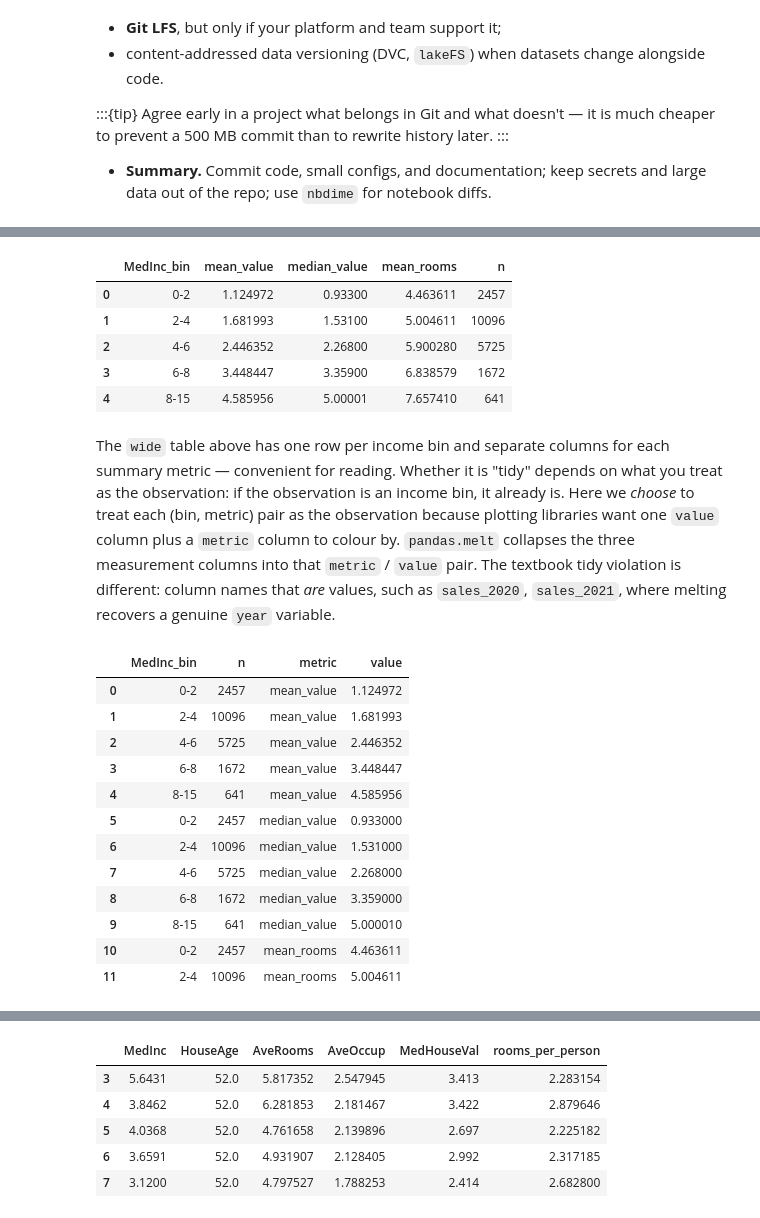
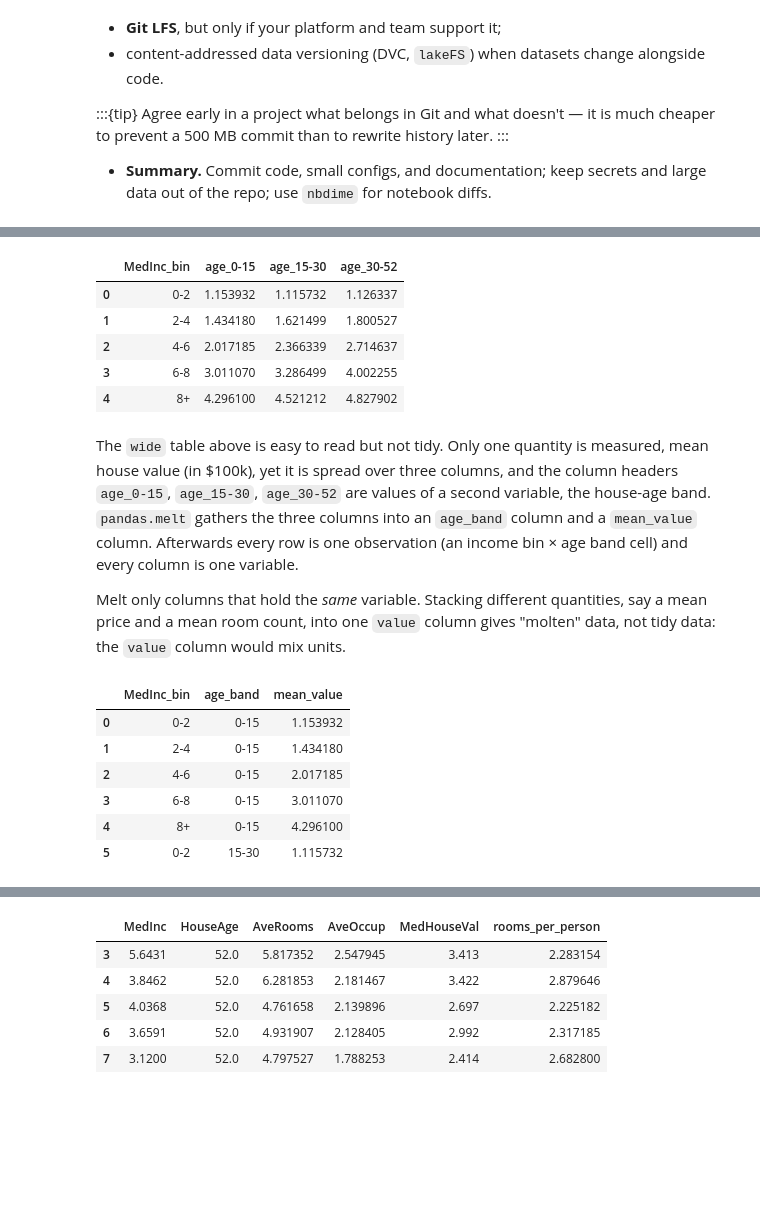
Before and after one commit to cambridge-FDS/fun_ds, a Jupyter notebook: docs/lectures/lecture_2.ipynb, the cells around one changed output, grey strips where cells are left out. Saved outputs shown, nothing was run; the diff lists cells and outputs as text; code cells hidden in the pictures; blank space fills up the shorter version.

```diff
--- a/docs/lectures/lecture_2.ipynb
+++ b/docs/lectures/lecture_2.ipynb
@@ -230,50 +274,57 @@ single value column suitable for a line plot.
 df2 = df.copy()
 df2["MedInc_bin"] = pd.cut(
     df2["MedInc"],
-    bins=[0, 2, 4, 6, 8, 15],
-    labels=["0-2", "2-4", "4-6", "6-8", "8-15"],
+    bins=[0, 2, 4, 6, 8, np.inf],  # MedInc is top-coded at 15.0001
+    labels=["0-2", "2-4", "4-6", "6-8", "8+"],
+    include_lowest=True,
+)
+df2["age_band"] = pd.cut(
+    df2["HouseAge"],
+    bins=[0, 15, 30, 52],
+    labels=["0-15", "15-30", "30-52"],
     include_lowest=True,
 )
 
+# A typical report layout: one row per income bin, one column per age band.
+# The headers age_0-15, age_15-30, age_30-52 are *values* of a variable.
 wide = (
-    df2.groupby("MedInc_bin", observed=True)
-    .agg(
-        mean_value=("MedHouseVal", "mean"),
-        median_value=("MedHouseVal", "median"),
-        mean_rooms=("AveRooms", "mean"),
-        n=("MedHouseVal", "size"),
+    df2.pivot_table(
+        index="MedInc_bin",
+        columns="age_band",
+        values="MedHouseVal",
+        aggfunc="mean",
+        observed=True,
     )
+    .add_prefix("age_")
     .reset_index()
 )
+wide.columns.name = None
 wide
 # %% [output]
-|  | MedInc_bin | mean_value | median_value | mean_rooms | n |
-| 0 | 0-2 | 1.124972 | 0.93300 | 4.463611 | 2457 |
-| 1 | 2-4 | 1.681993 | 1.53100 | 5.004611 | 10096 |
-| 2 | 4-6 | 2.446352 | 2.26800 | 5.900280 | 5725 |
-| 3 | 6-8 | 3.448447 | 3.35900 | 6.838579 | 1672 |
-| 4 | 8-15 | 4.585956 | 5.00001 | 7.657410 | 641 |
+|  | MedInc_bin | age_0-15 | age_15-30 | age_30-52 |
+| 0 | 0-2 | 1.153932 | 1.115732 | 1.126337 |
+| 1 | 2-4 | 1.434180 | 1.621499 | 1.800527 |
+| 2 | 4-6 | 2.017185 | 2.366339 | 2.714637 |
+| 3 | 6-8 | 3.011070 | 3.286499 | 4.002255 |
+| 4 | 8+ | 4.296100 | 4.521212 | 4.827902 |
 # %% [markdown]
-The `wide` table above has one row per income bin and separate columns for each summary metric — convenient for reading. Whether it is "tidy" depends on what you treat as the observation: if the observation is an income bin, it already is. Here we *choose* to treat each (bin, metric) pair as the observation because plotting libraries want one `value` column plus a `metric` column to colour by. `pandas.melt` collapses the three measurement columns into that `metric` / `value` pair. The textbook tidy violation is different: column names that *are* values, such as `sales_2020`, `sales_2021`, where melting recovers a genuine `year` variable.
+The `wide` table above is easy to read but not tidy. Only one quantity is measured, mean house value (in \$100k), yet it is spread over three columns, and the column headers `age_0-15`, `age_15-30`, `age_30-52` are values of a second variable, the house-age band. `pandas.melt` gathers the three columns into an `age_band` column and a `mean_value` column. Afterwards every row is one observation (an income bin × age band cell) and every column is one variable.
+
+Melt only columns that hold the *same* variable. Stacking different quantities, say a mean price and a mean room count, into one `value` column gives "molten" data, not tidy data: the `value` column would mix units.
 # %%
 long = wide.melt(
-    id_vars=["MedInc_bin", "n"],
-    var_name="metric",
-    value_name="value",
+    id_vars="MedInc_bin",
+    var_name="age_band",
+    value_name="mean_value",
 )
-long.head(12)
+long["age_band"] = long["age_band"].str.removeprefix("age_")
+long.head(6)
 # %% [output]
-|  | MedInc_bin | n | metric | value |
-| 0 | 0-2 | 2457 | mean_value | 1.124972 |
-| 1 | 2-4 | 10096 | mean_value | 1.681993 |
-| 2 | 4-6 | 5725 | mean_value | 2.446352 |
-| 3 | 6-8 | 1672 | mean_value | 3.448447 |
-| 4 | 8-15 | 641 | mean_value | 4.585956 |
-| 5 | 0-2 | 2457 | median_value | 0.933000 |
-| 6 | 2-4 | 10096 | median_value | 1.531000 |
-| 7 | 4-6 | 5725 | median_value | 2.268000 |
-| 8 | 6-8 | 1672 | median_value | 3.359000 |
-| 9 | 8-15 | 641 | median_value | 5.000010 |
-| 10 | 0-2 | 2457 | mean_rooms | 4.463611 |
-| 11 | 2-4 | 10096 | mean_rooms | 5.004611 |
+|  | MedInc_bin | age_band | mean_value |
+| 0 | 0-2 | 0-15 | 1.153932 |
+| 1 | 2-4 | 0-15 | 1.434180 |
+| 2 | 4-6 | 0-15 | 2.017185 |
+| 3 | 6-8 | 0-15 | 3.011070 |
+| 4 | 8+ | 0-15 | 4.296100 |
+| 5 | 0-2 | 15-30 | 1.115732 |
 # %%
```
Also changed, not shown: parts of 16 cells of this notebook, 35 other files.
